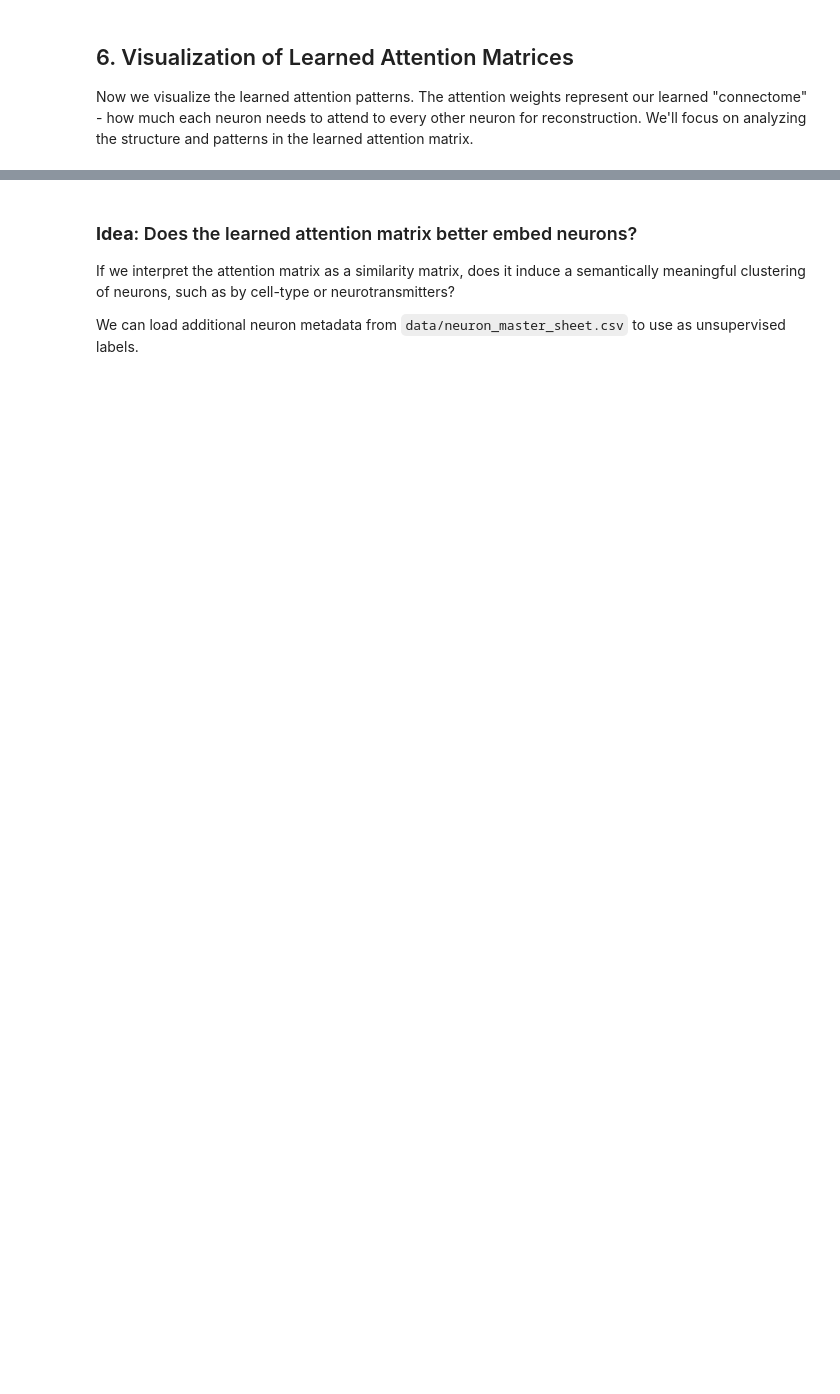
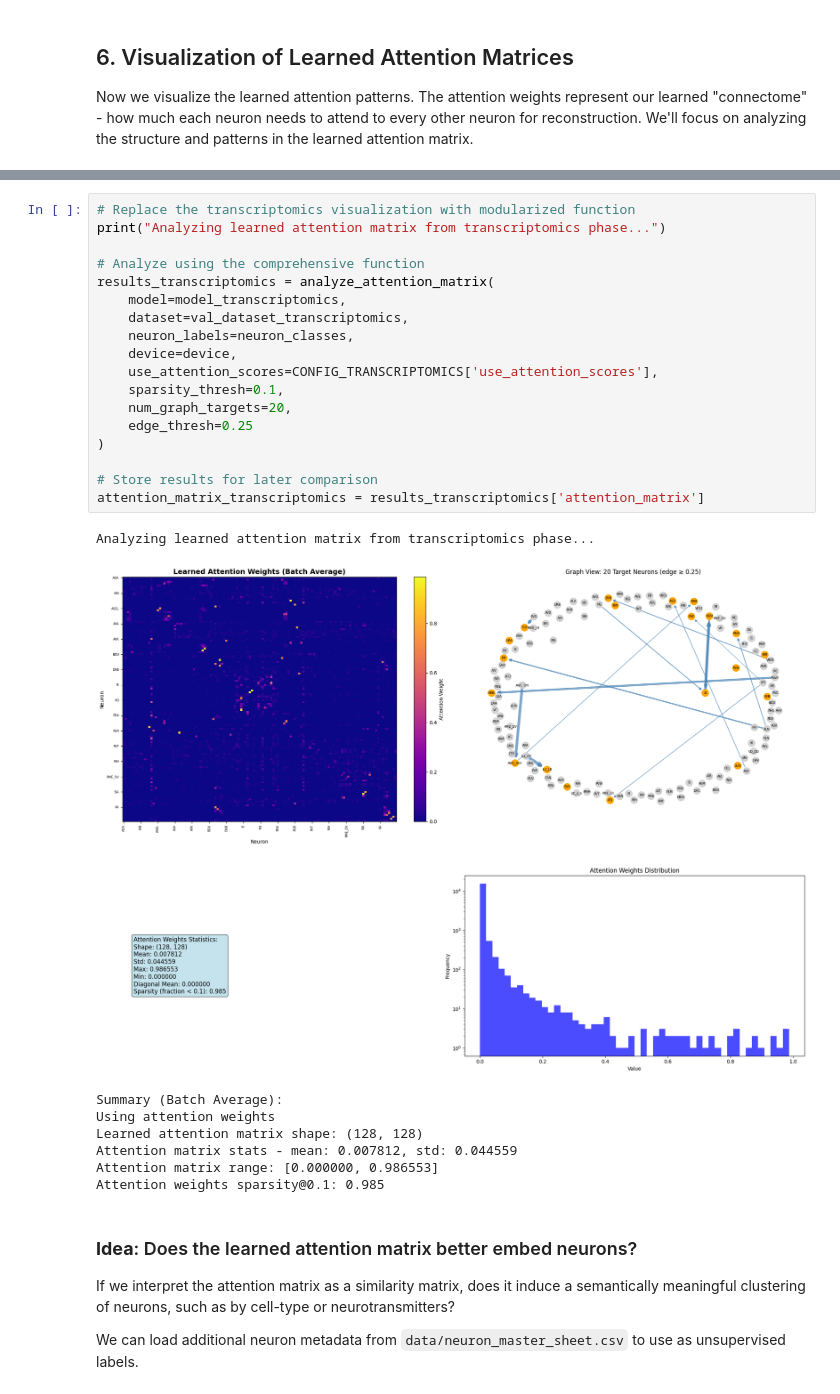
Before and after one commit to qsimeon/worm-learn, a Jupyter notebook: main_notebook.ipynb, the cells around one changed output, grey strips where cells are left out. Drawn from its saved outputs; the diff is of its cells as text; blank space fills up the shorter version.

```diff
--- a/main_notebook.ipynb
+++ b/main_notebook.ipynb
@@ -1511,3 +1674,31 @@ Attention weights sparsity@0.1: 0.984
+# %%
+# Replace the transcriptomics visualization with modularized function
+print("Analyzing learned attention matrix from transcriptomics phase...")
+
+# Analyze using the comprehensive function
+results_transcriptomics = analyze_attention_matrix(
+    model=model_transcriptomics,
+    dataset=val_dataset_transcriptomics,
+    neuron_labels=neuron_classes,
+    device=device,
+    use_attention_scores=CONFIG_TRANSCRIPTOMICS['use_attention_scores'],
+    sparsity_thresh=0.1,
+    num_graph_targets=20,
+    edge_thresh=0.25
+)
+
+# Store results for later comparison
+attention_matrix_transcriptomics = results_transcriptomics['attention_matrix']
+# %% [output]
+Analyzing learned attention matrix from transcriptomics phase...
+[figure, added]
+[figure, added]
+Summary (Batch Average):
+Using attention weights
+Learned attention matrix shape: (128, 128)
+Attention matrix stats - mean: 0.007812, std: 0.044559
+Attention matrix range: [0.000000, 0.986553]
+Attention weights sparsity@0.1: 0.985
 # %% [markdown]
 ### **Idea**: Does the learned attention matrix better embed neurons?
 
```
Also changed, not shown: parts of 22 cells of this notebook.
